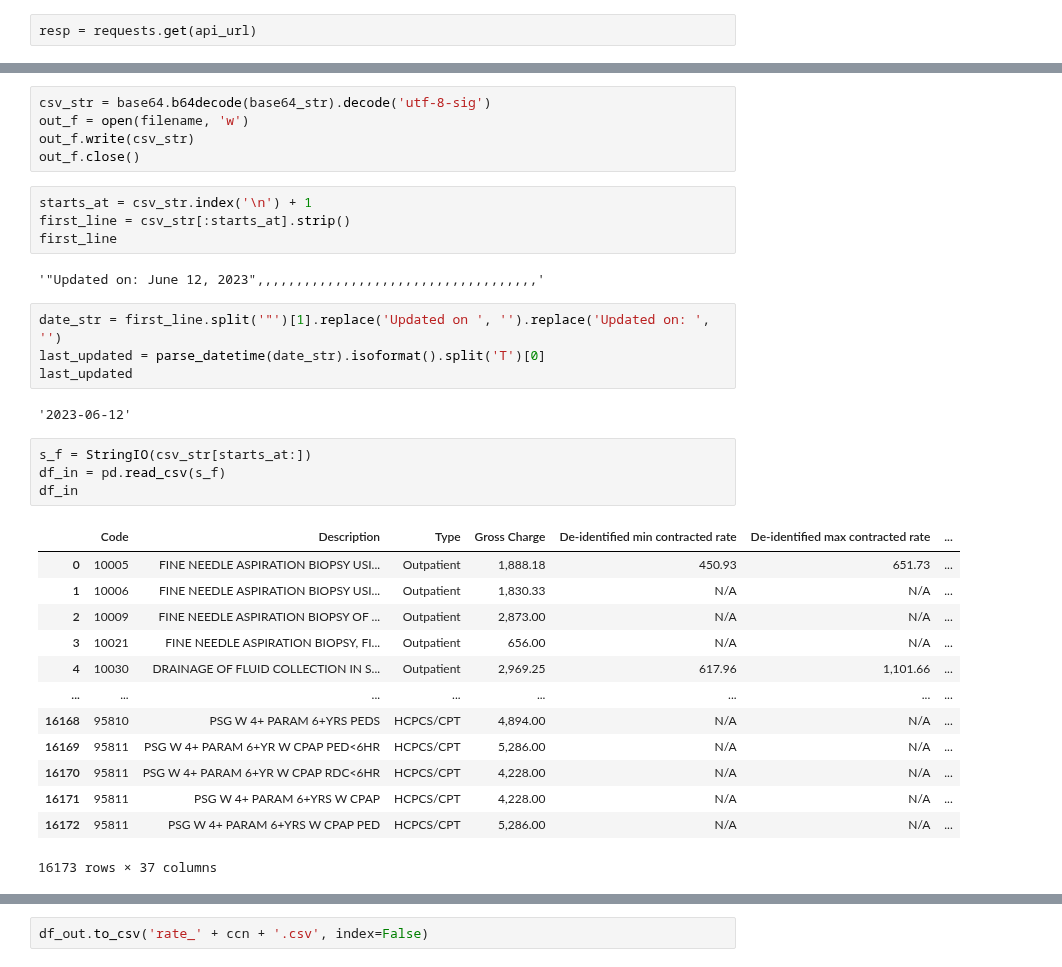
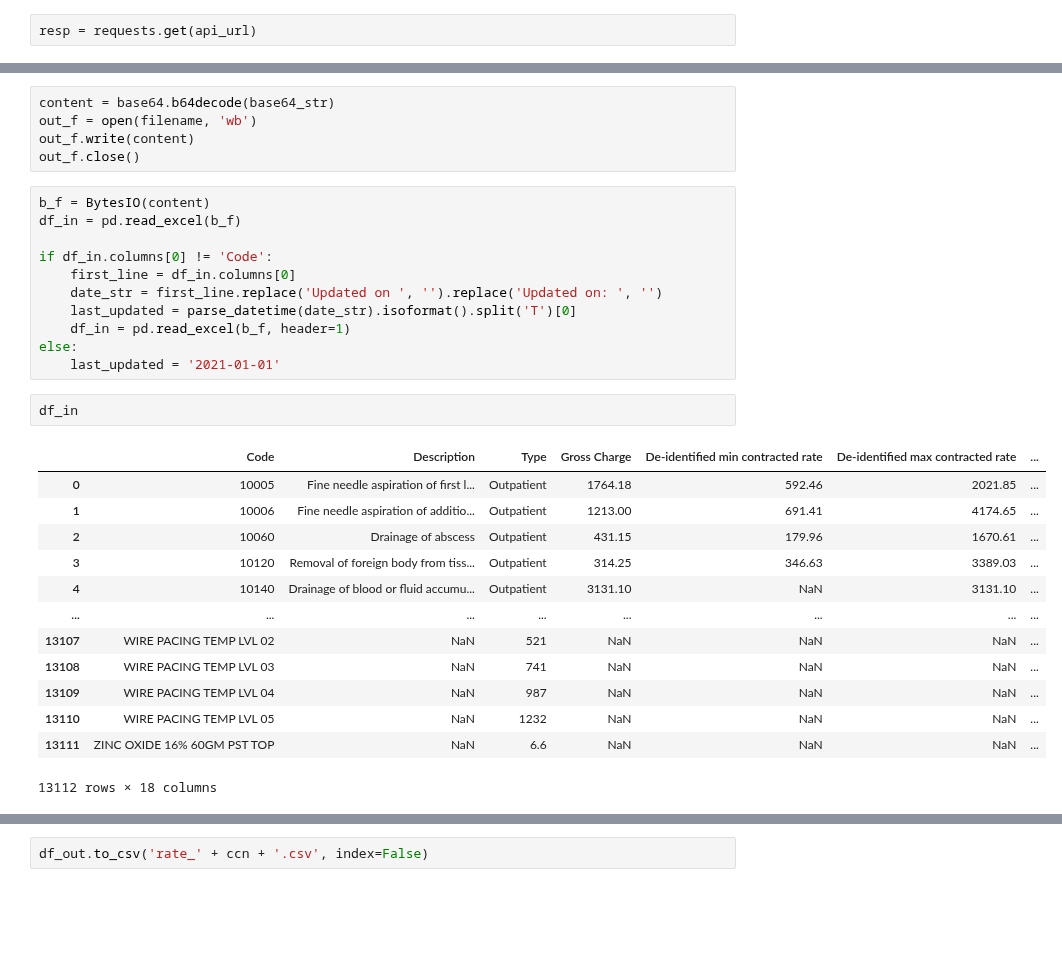
Before and after one commit to rl1987/dolthub-bounty-transparency-in-pricing, a Jupyter notebook: BannerHealth.ipynb, the cells around one changed output, grey strips where cells are left out. Saved outputs shown, nothing was run; the diff lists cells and outputs as text; blank space fills up the shorter version.

```diff
--- a/BannerHealth.ipynb
+++ b/BannerHealth.ipynb
@@ -70,38 +69,35 @@ ein
 # %%
-csv_str = base64.b64decode(base64_str).decode('utf-8-sig')
-out_f = open(filename, 'w')
-out_f.write(csv_str)
+content = base64.b64decode(base64_str)
+out_f = open(filename, 'wb')
+out_f.write(content)
 out_f.close()
-# %%
-starts_at = csv_str.index('\n') + 1
-first_line = csv_str[:starts_at].strip()
-first_line
-# %% [output]
-'"Updated on: June 12, 2023",,,,,,,,,,,,,,,,,,,,,,,,,,,,,,,,,,,,'
-# %%
-date_str = first_line.split('"')[1].replace('Updated on ', '').replace('Updated on: ', '')
-last_updated = parse_datetime(date_str).isoformat().split('T')[0]
-last_updated
-# %% [output]
-'2023-06-12'
+# %%
+b_f = BytesIO(content)
+df_in = pd.read_excel(b_f)
+
+if df_in.columns[0] != 'Code':
+    first_line = df_in.columns[0]
+    date_str = first_line.replace('Updated on ', '').replace('Updated on: ', '')
+    last_updated = parse_datetime(date_str).isoformat().split('T')[0]
+    df_in = pd.read_excel(b_f, header=1)
+else:
+    last_updated = '2021-01-01'
 # %%
-s_f = StringIO(csv_str[starts_at:])
-df_in = pd.read_csv(s_f)
 df_in
 # %% [output]
 |  | Code | Description | Type | Gross Charge | De-identified min contracted rate | De-identified max contracted rate | ... |
-| 0 | 10005 | FINE NEEDLE ASPIRATION BIOPSY USI... | Outpatient | 1,888.18 | 450.93 | 651.73 | ... |
-| 1 | 10006 | FINE NEEDLE ASPIRATION BIOPSY USI... | Outpatient | 1,830.33 | N/A | N/A | ... |
-| 2 | 10009 | FINE NEEDLE ASPIRATION BIOPSY OF ... | Outpatient | 2,873.00 | N/A | N/A | ... |
-| 3 | 10021 | FINE NEEDLE ASPIRATION BIOPSY, FI... | Outpatient | 656.00 | N/A | N/A | ... |
-| 4 | 10030 | DRAINAGE OF FLUID COLLECTION IN S... | Outpatient | 2,969.25 | 617.96 | 1,101.66 | ... |
+| 0 | 10005 | Fine needle aspiration of first l... | Outpatient | 1764.18 | 592.46 | 2021.85 | ... |
+| 1 | 10006 | Fine needle aspiration of additio... | Outpatient | 1213.00 | 691.41 | 4174.65 | ... |
+| 2 | 10060 | Drainage of abscess | Outpatient | 431.15 | 179.96 | 1670.61 | ... |
+| 3 | 10120 | Removal of foreign body from tiss... | Outpatient | 314.25 | 346.63 | 3389.03 | ... |
+| 4 | 10140 | Drainage of blood or fluid accumu... | Outpatient | 3131.10 | NaN | 3131.10 | ... |
 | ... | ... | ... | ... | ... | ... | ... | ... |
-| 16168 | 95810 | PSG W 4+ PARAM 6+YRS PEDS | HCPCS/CPT | 4,894.00 | N/A | N/A | ... |
-| 16169 | 95811 | PSG W 4+ PARAM 6+YR W CPAP PED<6HR | HCPCS/CPT | 5,286.00 | N/A | N/A | ... |
-| 16170 | 95811 | PSG W 4+ PARAM 6+YR W CPAP RDC<6HR | HCPCS/CPT | 4,228.00 | N/A | N/A | ... |
-| 16171 | 95811 | PSG W 4+ PARAM 6+YRS W CPAP | HCPCS/CPT | 4,228.00 | N/A | N/A | ... |
-| 16172 | 95811 | PSG W 4+ PARAM 6+YRS W CPAP PED | HCPCS/CPT | 5,286.00 | N/A | N/A | ... |
+| 13107 | WIRE PACING TEMP LVL 02 | NaN | 521 | NaN | NaN | NaN | ... |
+| 13108 | WIRE PACING TEMP LVL 03 | NaN | 741 | NaN | NaN | NaN | ... |
+| 13109 | WIRE PACING TEMP LVL 04 | NaN | 987 | NaN | NaN | NaN | ... |
+| 13110 | WIRE PACING TEMP LVL 05 | NaN | 1232 | NaN | NaN | NaN | ... |
+| 13111 | ZINC OXIDE 16% 60GM PST TOP | NaN | 6.6 | NaN | NaN | NaN | ... |
-16173 rows × 37 columns
+13112 rows × 18 columns
 # %%
 df_mid = pd.DataFrame(df_in)
 df_mid = df_mid.rename(columns={
```
Also changed, not shown: parts of 17 cells of this notebook, 1 other file.
